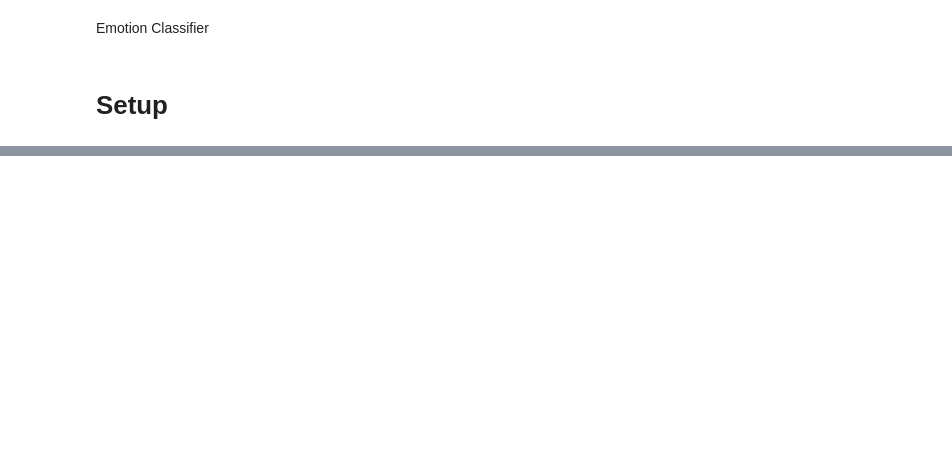
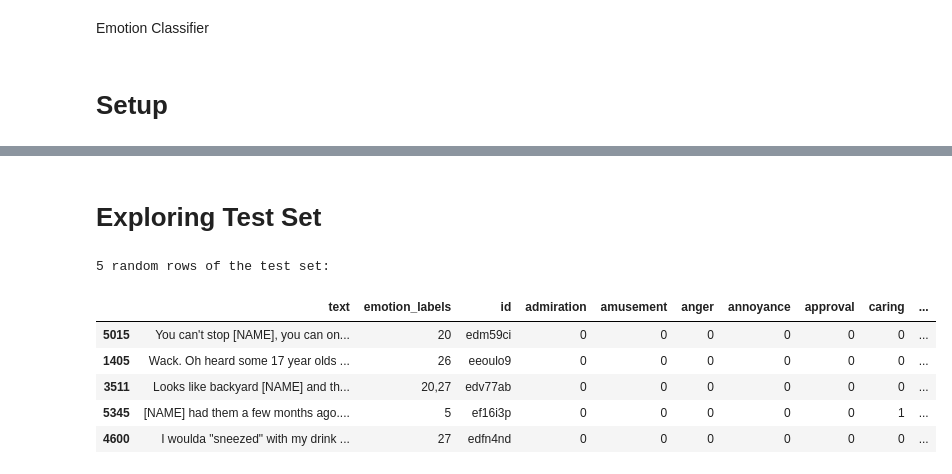
Before and after one commit to Dantoro/project_therapy, a Jupyter notebook: project_notebooks/emotionClassifier.ipynb, the cells around one changed output, grey strips where cells are left out. Saved outputs shown, nothing was run; the diff lists cells and outputs as text; code cells hidden in the pictures; blank space fills up the shorter version.

```diff
--- a/project_notebooks/emotionClassifier.ipynb
+++ b/project_notebooks/emotionClassifier.ipynb
@@ -135,0 +232,13 @@ Name: count, dtype: int64
+# %% [markdown]
+# Exploring Test Set
+# %%
+print("5 random rows of the test set:\n")
+display(go_emotions_test.sample(5).style.set_properties(**{'white-space': 'pre-wrap'}))
+# %% [output]
+5 random rows of the test set:
+|  | text | emotion_labels | id | admiration | amusement | anger | annoyance | approval | caring | ... |
+| 5015 | You can't stop [NAME], you can on... | 20 | edm59ci | 0 | 0 | 0 | 0 | 0 | 0 | ... |
+| 1405 | Wack. Oh heard some 17 year olds ... | 26 | eeoulo9 | 0 | 0 | 0 | 0 | 0 | 0 | ... |
+| 3511 | Looks like backyard [NAME] and th... | 20,27 | edv77ab | 0 | 0 | 0 | 0 | 0 | 0 | ... |
+| 5345 | [NAME] had them a few months ago.... | 5 | ef16i3p | 0 | 0 | 0 | 0 | 0 | 1 | ... |
+| 4600 | I woulda "sneezed" with my drink ... | 27 | edfn4nd | 0 | 0 | 0 | 0 | 0 | 0 | ... |
```
Also changed, not shown: parts of 48 cells of this notebook, 8 other files.
